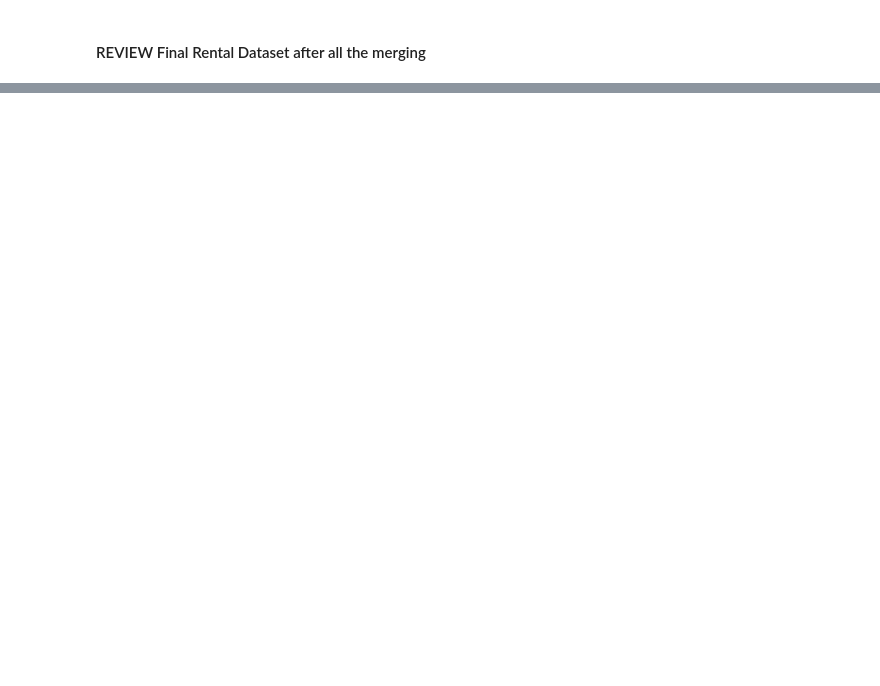
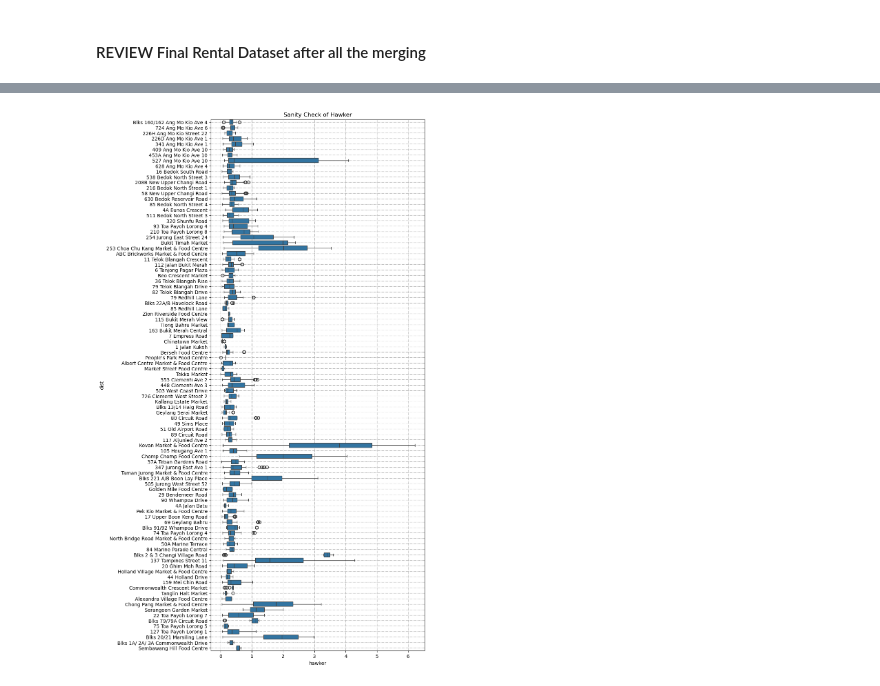
Before and after one commit to bryanlzl/hdb_resale_prediction, a Jupyter notebook: data preparation for hdb_rentals with supplementary datasets.ipynb, the cells around one changed output, grey strips where cells are left out. Saved outputs shown, nothing was run; the diff lists cells and outputs as text; code cells hidden in the pictures; blank space fills up the shorter version.

```diff
--- a/data preparation for hdb_rentals with supplementary datasets.ipynb
+++ b/data preparation for hdb_rentals with supplementary datasets.ipynb
@@ -943,0 +991,16 @@ rentals_dataset.to_csv('rentals_dataset.csv')
+# %%
+
+df = rentals_dataset
+
+plt.figure(figsize=(8, 20))
+sns.boxplot(x='hawker_dist', y='nearest_hawker', data=df)
+#plt.xticks(rotation=90)
+plt.xlabel('hawker')
+plt.ylabel('dist')
+plt.title('Sanity Check of Hawker')
+plt.grid(linestyle='-.', axis = 'both')
+
+plt.savefig('./images/outlier_rental_hawker.png')
+plt.show()
+# %% [output]
+[figure, added]
```
Also changed, not shown: parts of 31 cells of this notebook, 4 other files.
